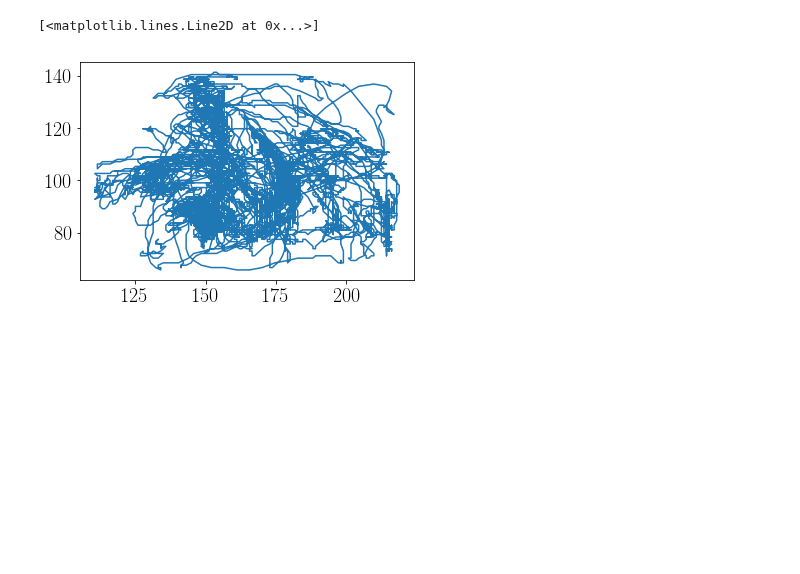
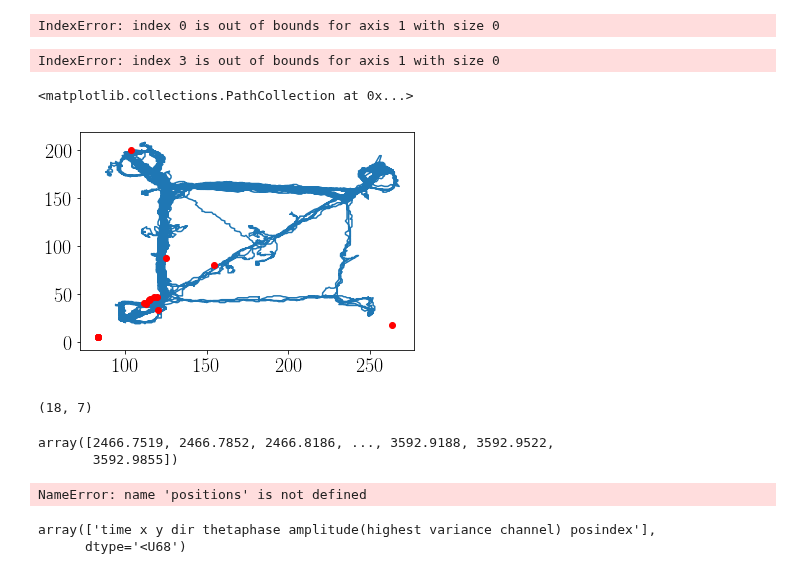
Before and after one commit to pssachdeva/uoi_neuroscience, a Jupyter notebook: tuning/Untitled.ipynb, the cells around one changed output. Drawn from its saved outputs; the diff is of its cells as text; code cells hidden in the pictures; blank space fills up the shorter version.

```diff
--- a/tuning/Untitled.ipynb
+++ b/tuning/Untitled.ipynb
@@ -6,0 +50,5 @@ import matplotlib.pyplot as plt
+# %%
+position = loadmat('/Users/psachdeva/data/hc13/%s/%srawpos.mat' %(animal, animal), struct_as_record=False)
+spikes = loadmat('/Users/psachdeva/data/hc13/%s/%sspikes.mat' %(animal, animal), struct_as_record=False)
+tetinfo = loadmat('/Users/psachdeva/data/hc13/%s/%stetinfo.mat' %(animal, animal), struct_as_record=False)
+cells = loadmat('/Users/psachdeva/data/hc13/%s/%scellinfo.mat' %(animal, animal), struct_as_record=False)
@@ -7 +122,22 @@ import matplotlib.pyplot as plt
+# %%
+cells['cellinfo'][0, day][0, epoch][0, tetrode][0, 0][0, 0].area
+# %% [output]
+IndexError: index 0 is out of bounds for axis 1 with size 0
+# %%
+day = 12
+epoch = 3
+data = position['rawpos'][0, 12][0, 3][0, 0].data
+spikes_xy = spikes['spikes'][0, day][0, epoch][0, -1][0, 0][0, 0].data
+# %% [output]
+IndexError: index 3 is out of bounds for axis 1 with size 0
+# %%
+plt.plot(data[:, 1], data[:, 2])
+plt.scatter(spikes_xy[:, 1], spikes_xy[:, 2], color='r', zorder=1000)
+# %% [output]
+<matplotlib.collections.PathCollection at 0x...>
+[figure, added]
+# %%
+spikes_xy.shape
+# %% [output]
+(18, 7)
 # %%
@@ -10,7 +146,18 @@ spikes = loadmat('/Users/psachdeva/data/hc6/Bon/bonspikes10.mat', struct_as_reco
 # %%
-epoch = 6
-data = f['pos'][0, 9][0, epoch][0, 0].data
-plt.plot(data[:, 1], data[:, 2])
+positions['pos'][0, 2][0, epoch][0, 0].data[:, 0]
 # %% [output]
-[<matplotlib.lines.Line2D at 0x...>]
+array([2466.7519, 2466.7852, 2466.8186, ..., 3592.9188, 3592.9522,
+       3592.9855])
-[figure, removed]
+# %%
+epoch = 0
+data = positions['pos'][0, 2][0, epoch][0, 0].data
+#spike_xy = spikes['spikes'][0, 2][0, epoch][0, 23][0, 0][0, 0].data
+plt.plot(data[:, 1], data[:, 2])
+#plt.scatter(spike_xy[:, 1], spike_xy[:, 2], color='r', alpha=0.5)
+# %% [output]
+NameError: name 'positions' is not defined
+# %%
+spikes['spikes'][0, 2][0, epoch][0, 23][0, 0][0, 0].fields
+# %% [output]
+array(['time x y dir thetaphase amplitude(highest variance channel) posindex'],
+      dtype='<U68')
```
Also changed, not shown: parts of 21 cells of this notebook, 3 other files.
